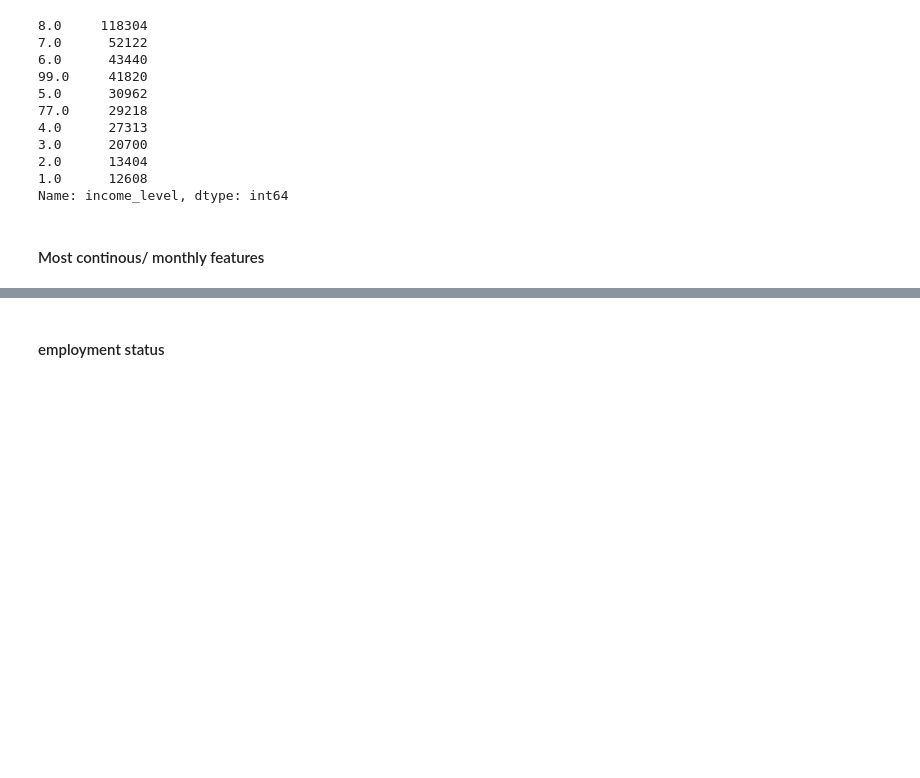
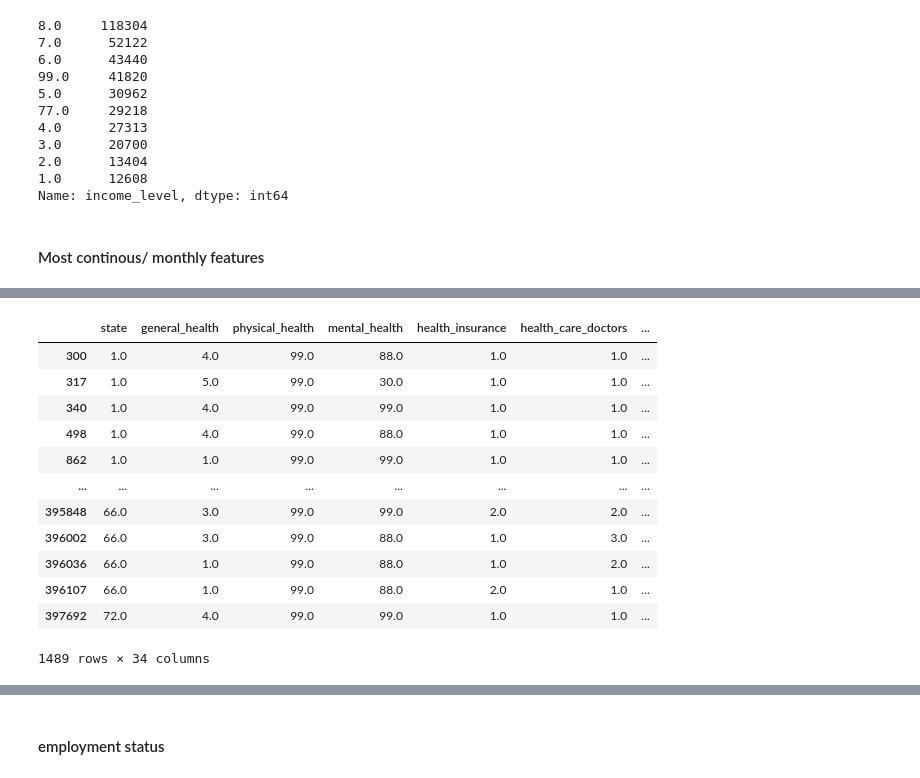
Before and after one commit to xiaohua-su/Heart_Disease, a Jupyter notebook: Heart_disease_eda.ipynb, the cells around one changed output, grey strips where cells are left out. Saved outputs shown, nothing was run; the diff lists cells and outputs as text; code cells hidden in the pictures; blank space fills up the shorter version.

```diff
--- a/Heart_disease_eda.ipynb
+++ b/Heart_disease_eda.ipynb
@@ -926,0 +963,16 @@ Name: income_level, dtype: int64
+# %%
+heart_df[heart_df['physical_health'] == 99.0]
+# %% [output]
+|  | state | general_health | physical_health | mental_health | health_insurance | health_care_doctors | ... |
+| 300 | 1.0 | 4.0 | 99.0 | 88.0 | 1.0 | 1.0 | ... |
+| 317 | 1.0 | 5.0 | 99.0 | 30.0 | 1.0 | 1.0 | ... |
+| 340 | 1.0 | 4.0 | 99.0 | 99.0 | 1.0 | 1.0 | ... |
+| 498 | 1.0 | 4.0 | 99.0 | 88.0 | 1.0 | 1.0 | ... |
+| 862 | 1.0 | 1.0 | 99.0 | 99.0 | 1.0 | 1.0 | ... |
+| ... | ... | ... | ... | ... | ... | ... | ... |
+| 395848 | 66.0 | 3.0 | 99.0 | 99.0 | 2.0 | 2.0 | ... |
+| 396002 | 66.0 | 3.0 | 99.0 | 88.0 | 1.0 | 3.0 | ... |
+| 396036 | 66.0 | 1.0 | 99.0 | 88.0 | 1.0 | 2.0 | ... |
+| 396107 | 66.0 | 1.0 | 99.0 | 88.0 | 2.0 | 1.0 | ... |
+| 397692 | 72.0 | 4.0 | 99.0 | 99.0 | 1.0 | 1.0 | ... |
+1489 rows × 34 columns
```
Also changed, not shown: parts of 48 cells of this notebook.
